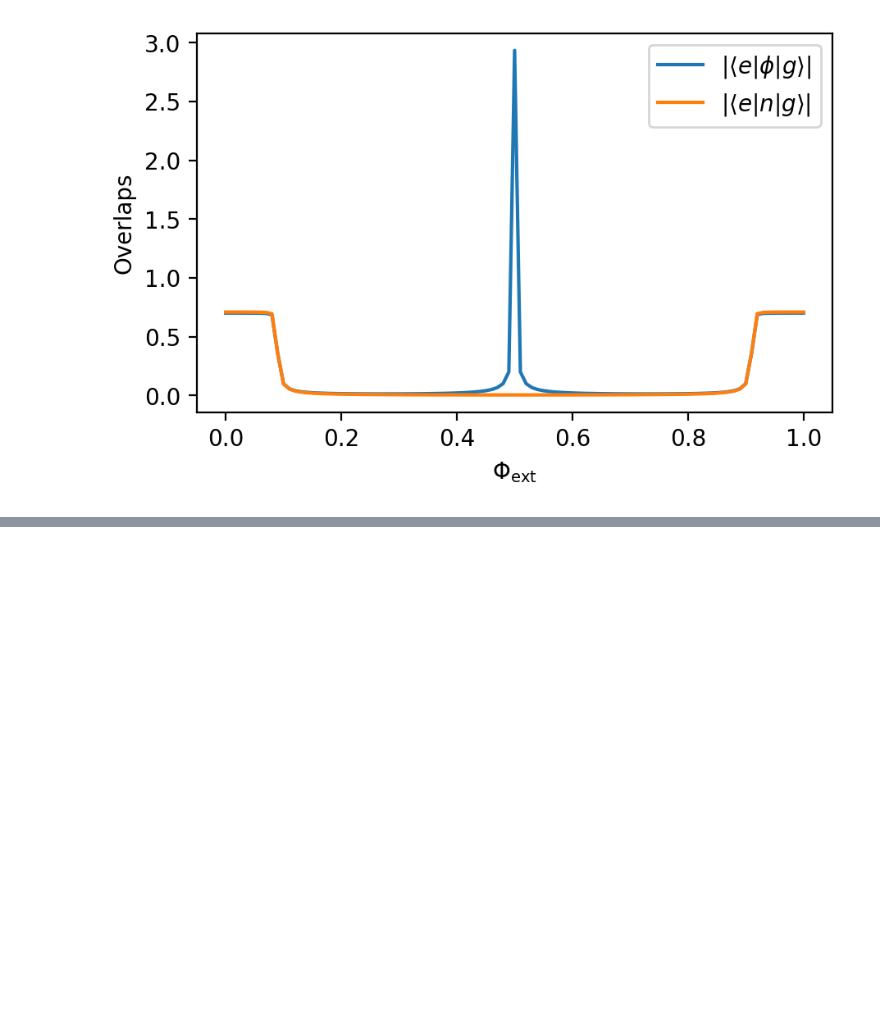
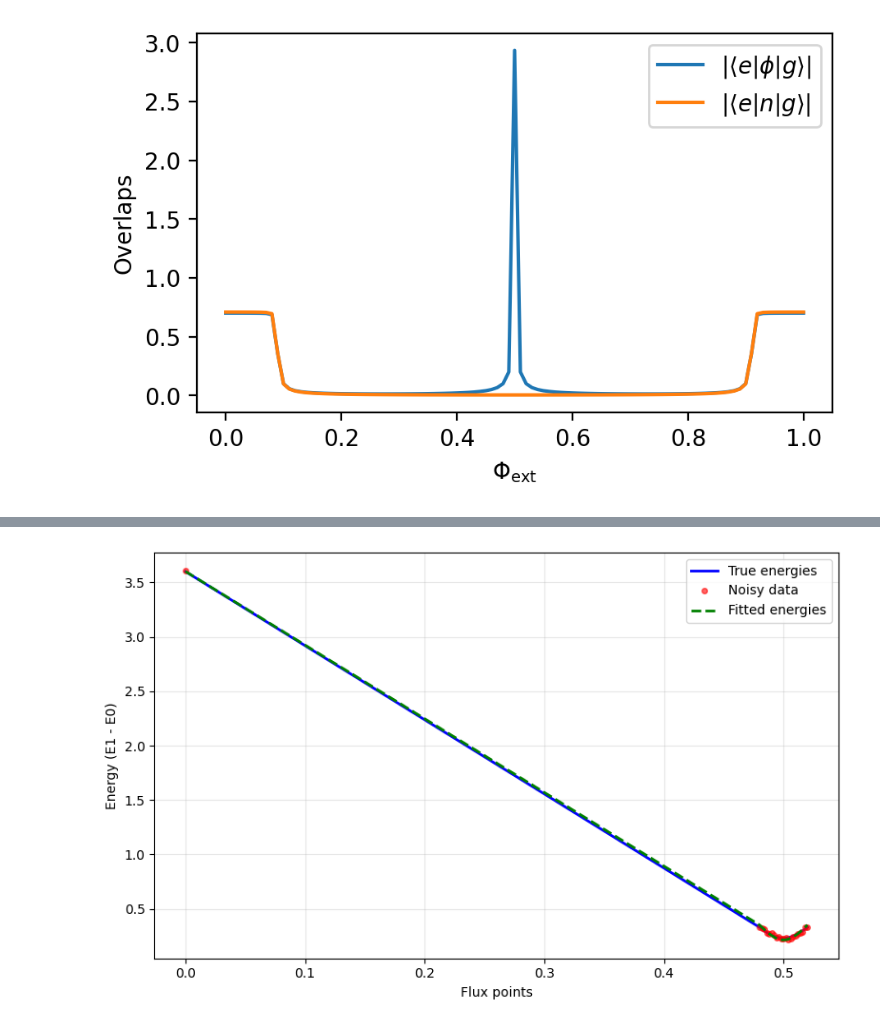
Before and after one commit to EQuS/jaxquantum, a Jupyter notebook: experiments/devices/tutorials/3-fluxonium.ipynb, the cells around one changed output, grey strips where cells are left out. Cells and saved outputs as stored; diff of their text form; code cells hidden in the pictures; blank space fills up the shorter version.

```diff
--- a/experiments/devices/tutorials/3-fluxonium.ipynb
+++ b/experiments/devices/tutorials/3-fluxonium.ipynb
@@ -265,0 +385,31 @@ ax.legend()
+# %%
+# Example: Fit parameters to the data from cell 24
+# First, let's add some noise to simulate real experimental data
+import numpy as np
+np.random.seed(42)
+noise_level = 0.01
+energies_with_noise = energies + np.random.normal(0, noise_level, size=energies.shape)
+
+# Fit the parameters
+fitted_params = fit_fluxonium_parameters(flux_points, energies_with_noise,
+                                         initial_params={'Ec': 0.5, 'El': 0.3, 'Ej': 3.0},
+                                         learning_rate=1e-3, num_steps=1000)
+
+# Compare fitted vs true parameters
+print(f"\nTrue parameters:  Ec = {Ec_q:.6f}, El = {El_q:.6f}, Ej = {Ej_q:.6f}")
+print(f"Fitted parameters: Ec = {fitted_params['Ec']:.6f}, El = {fitted_params['El']:.6f}, Ej = {fitted_params['Ej']:.6f}")
+
+# Plot comparison
+predicted_energies = fluxonium_freq_flux_map(fitted_params['Ec'], fitted_params['El'], fitted_params['Ej'], flux_points)
+
+fig, ax = plt.subplots(1, 1, figsize=(8, 5))
+ax.plot(flux_points, energies, 'b-', label='True energies', linewidth=2)
+ax.plot(flux_points, energies_with_noise, 'ro', label='Noisy data', markersize=4, alpha=0.6)
+ax.plot(flux_points, predicted_energies, 'g--', label='Fitted energies', linewidth=2)
+ax.set_xlabel('Flux points')
+ax.set_ylabel('Energy (E1 - E0)')
+ax.legend()
+ax.grid(True, alpha=0.3)
+plt.tight_layout()
+plt.show()
+# %% [output]
@@ -265,0 +432 @@ ax.legend()
+[figure, added]
```
Also changed, not shown: parts of 8 cells of this notebook.
